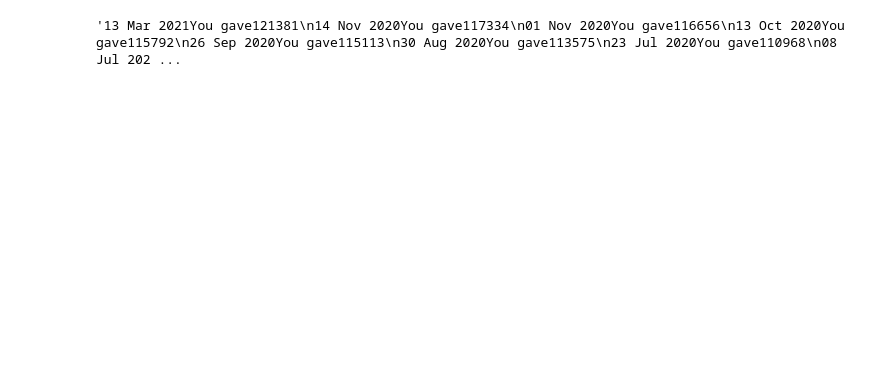
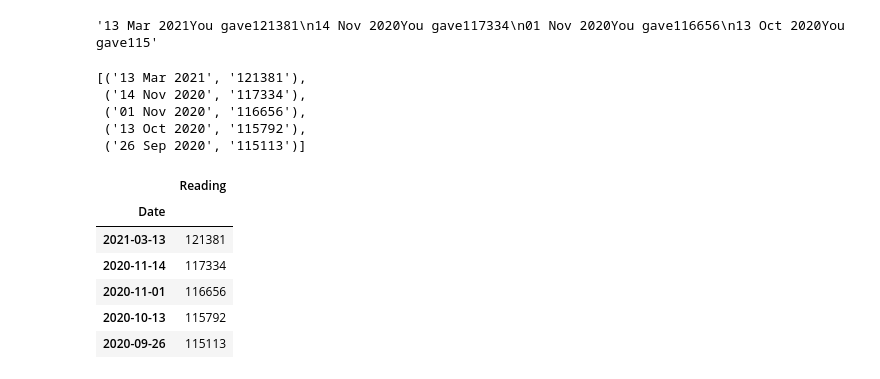
Before and after one commit to bardal/energy, a Jupyter notebook: electricity_usage.ipynb, the cells around one changed output. Drawn from its saved outputs; the diff is of its cells as text; code cells hidden in the pictures; blank space fills up the shorter version.

```diff
--- a/electricity_usage.ipynb
+++ b/electricity_usage.ipynb
@@ -11,13 +22,31 @@ import dateparser
 # %%
+#read the file in
 with open('meter_readings.txt') as f:
     raw = f.read()
+raw[:100]
+# %% [output]
+'13 Mar 2021You gave121381\n14 Nov 2020You gave117334\n01 Nov 2020You gave116656\n13 Oct 2020You gave115'
-# %%
-raw
-# %% [output]
-'13 Mar 2021You gave121381\n14 Nov 2020You gave117334\n01 Nov 2020You gave116656\n13 Oct 2020You gave115792\n26 Sep 2020You gave115113\n30 Aug 2020You gave113575\n23 Jul 2020You gave110968\n08 Jul 202 ...
 # %%
+#parse into a list of dates and readings
 readings = re.findall("(\d\d \w{3} \d{4}).*(\d{6})", raw)
+readings[:5]
+# %% [output]
+[('13 Mar 2021', '121381'),
+ ('14 Nov 2020', '117334'),
+ ('01 Nov 2020', '116656'),
+ ('13 Oct 2020', '115792'),
+ ('26 Sep 2020', '115113')]
 # %%
+#Convert to dataframe with datetime index
 df = pd.DataFrame([(dateparser.parse(d), int(r)) for d,r in readings], columns=['Date', 'Reading'])
 df = df.set_index('Date')
+df.head()
+# %% [output]
+|  | Reading |
+| Date |  |
+| 2021-03-13 | 121381 |
+| 2020-11-14 | 117334 |
+| 2020-11-01 | 116656 |
+| 2020-10-13 | 115792 |
+| 2020-09-26 | 115113 |
 # %%
```
Also changed, not shown: parts of 14 cells of this notebook.
